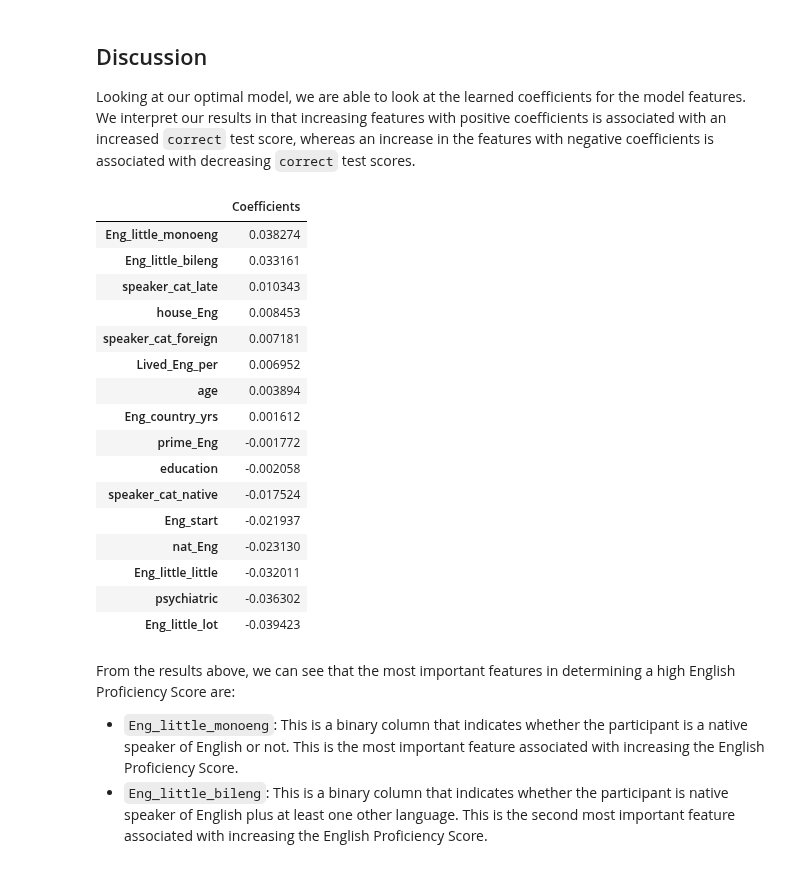
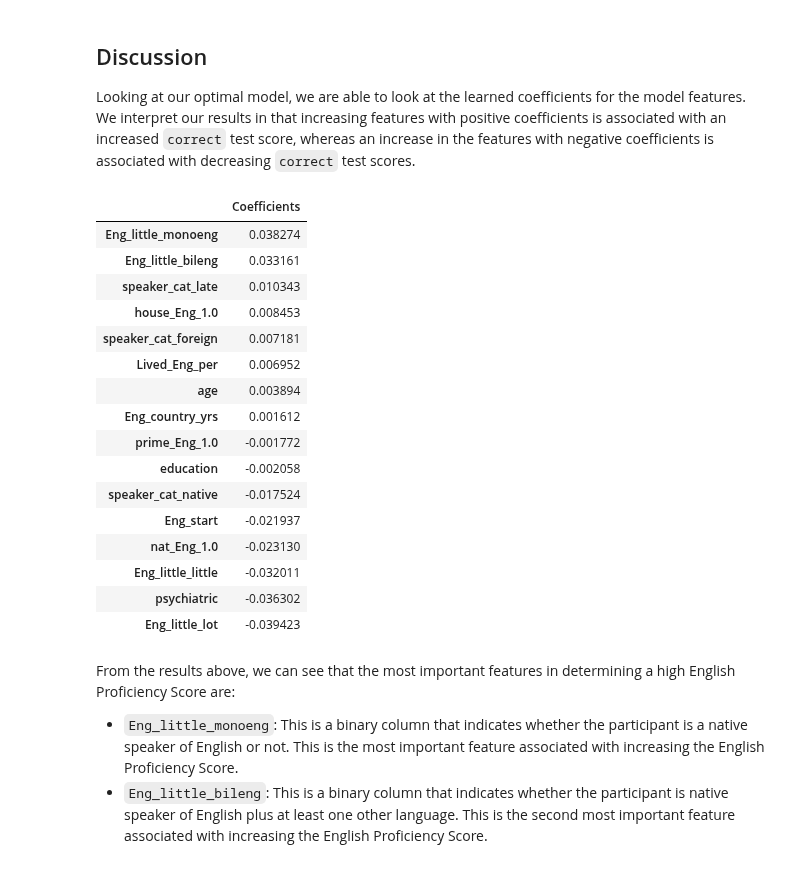
Before and after one commit to UBC-MDS/english-score-predictor, a Jupyter notebook: notebooks/english_language_learning_ability_prediction_analysis.ipynb, the cells around one changed output. Drawn from its saved outputs; the diff is of its cells as text; code cells hidden in the pictures.

Commit message:
fixede show_feat_coeff function and test, along with adapting FunctionTransformer parameter to feature_names_out='one-to-one'

```diff
--- a/notebooks/english_language_learning_ability_prediction_analysis.ipynb
+++ b/notebooks/english_language_learning_ability_prediction_analysis.ipynb
@@ -435,7 +435,7 @@ education_order = [
 
 # Create a transformer using FunctionTransformer
 categorical_education_tranformer = make_pipeline(
-    FunctionTransformer(map_to_other), OrdinalEncoder(
+    FunctionTransformer(map_to_other, feature_names_out='one-to-one'), OrdinalEncoder(
         categories=[education_order])
 )
 
@@ -698,27 +698,27 @@ Looking at our optimal model, we are able to look at the learned coefficients fo
 # %%
 # Fitting our optimal model to get the learned coefficients
 best_pipe = make_pipeline(
     preprocessor, Ridge(alpha=ridge_search.best_params_["ridge__alpha"])
 )
 best_pipe.fit(X_train, y_train)
 
 # Get the feature coefficient values
-show_feat_coeff(best_pipe, "ridge", X_train_enc)
+show_feat_coeff(best_pipe, 'ridge', preprocessor)
 # %% [output]
 |  | Coefficients |
 | Eng_little_monoeng | 0.038274 |
 | Eng_little_bileng | 0.033161 |
 | speaker_cat_late | 0.010343 |
-| house_Eng | 0.008453 |
+| house_Eng_1.0 | 0.008453 |
 | speaker_cat_foreign | 0.007181 |
 | Lived_Eng_per | 0.006952 |
 | age | 0.003894 |
 | Eng_country_yrs | 0.001612 |
-| prime_Eng | -0.001772 |
+| prime_Eng_1.0 | -0.001772 |
 | education | -0.002058 |
 | speaker_cat_native | -0.017524 |
 | Eng_start | -0.021937 |
-| nat_Eng | -0.023130 |
+| nat_Eng_1.0 | -0.023130 |
 | Eng_little_little | -0.032011 |
 | psychiatric | -0.036302 |
 | Eng_little_lot | -0.039423 |
```
Also changed, not shown: parts of 6 cells of this notebook, 2 other files.
